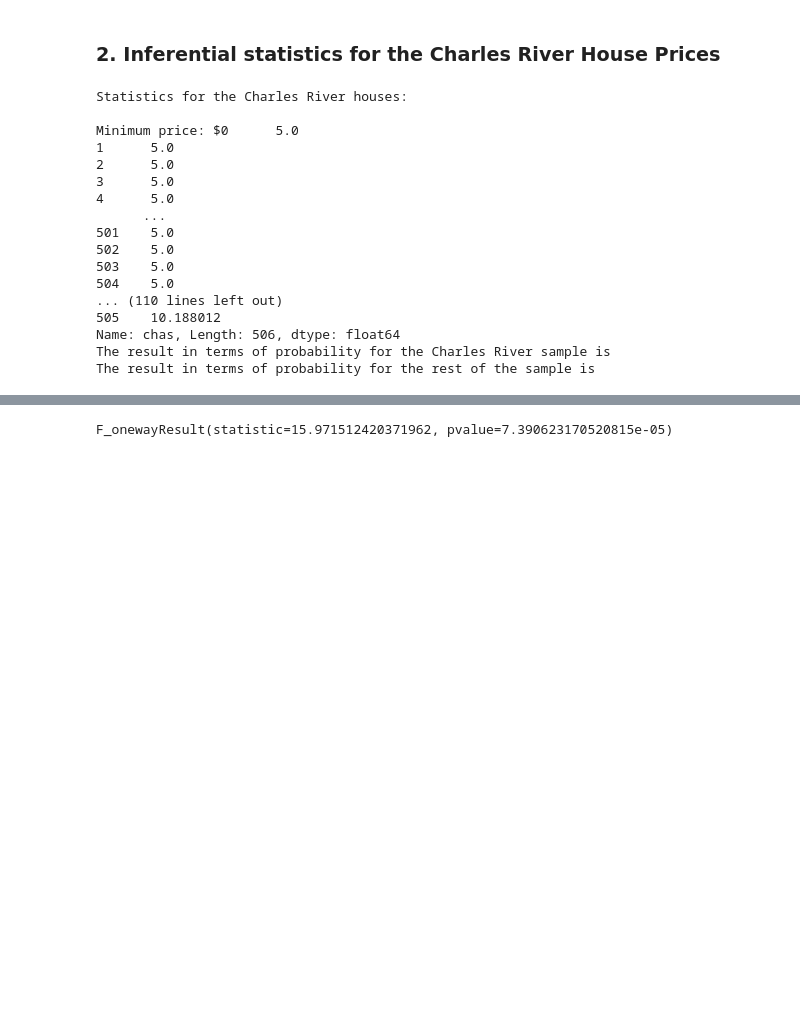
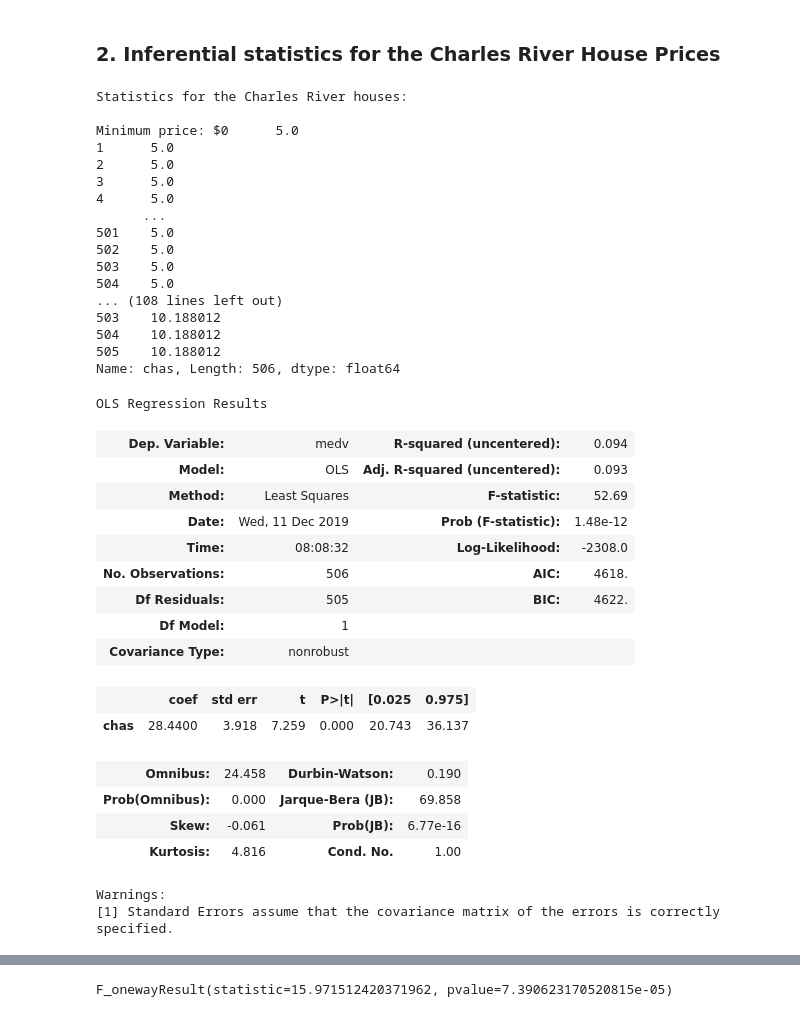
Before and after one commit to Luisa-T/MachineLearningAssessment, a Jupyter notebook: Machine Learning and Statistics Assessment Luisa Timothy.ipynb, the cells around one changed output, grey strips where cells are left out. Saved outputs shown, nothing was run; the diff lists cells and outputs as text; code cells hidden in the pictures; blank space fills up the shorter version.

```diff
--- a/Machine Learning and Statistics Assessment Luisa Timothy.ipynb
+++ b/Machine Learning and Statistics Assessment Luisa Timothy.ipynb
@@ -120,16 +122,18 @@ for i, col in enumerate (features):
 # %% [markdown]
 ### 2. Inferential statistics for the Charles River House Prices
 # %%
-# Loop through the dataset based on chas for prices as CHAS is the dummy variable
-# for Charles River.
+# Loop through the dataset based on CHAS for prices as CHAS is the dummy variable for Charles River.
 import numpy as np
 import pandas as pd
 from scipy import stats
 
 boston = pd.read_csv("https://raw.githubusercontent.com/selva86/datasets/master/BostonHousing.csv")
+# Splitting the dataset based on whether the properties are along the Charles River or not.
 CharlesRiver = boston.iloc[:,3] == 1
 otherBoston = boston.iloc[:,3] == 0
+#The other variable of interest is the price of the property
 price = boston.iloc[:,-1]
+
 # Minimum price of the data
 minimum_price = np.amin(price) + CharlesRiver
 min_price = np.amin(price) + otherBoston
@@ -150,9 +154,6 @@ med_price = np.median(price) + otherBoston
 std_price = np.std(price) + CharlesRiver
 other_std_price = np.std(price) + otherBoston
 
-t_test_CR = stats.ttest_ind(CharlesRiver, mean_price)
-t_test_oB = stats.ttest_ind(otherBoston, other_mean_price)
-
 # Show the calculated statistics
 print("Statistics for the Charles River houses:\n")
 print("Minimum price: ${}".format(minimum_price))
@@ -166,8 +167,6 @@ print("Maximum price: ${}".format(max_price))
 print("Mean price: ${}".format(other_mean_price))
 print("Median price ${}".format(med_price))
 print("Standard deviation of prices: ${}".format(other_std_price))
-print("The result in terms of probability for the Charles River sample is".format(t_test_CR))
-print("The result in terms of probability for the rest of the sample is".format(t_test_oB))
 # %% [output]
 Statistics for the Charles River houses:
 
@@ -181,11 +180,38 @@ Minimum price: $0      5.0
 502    5.0
 503    5.0
 504    5.0
-... (110 lines left out)
+... (108 lines left out)
+503    10.188012
+504    10.188012
 505    10.188012
 Name: chas, Length: 506, dtype: float64
-The result in terms of probability for the Charles River sample is
-The result in terms of probability for the rest of the sample is
+# %%
+import statsmodels.api as sm
+a = boston.iloc[:,3]
+b = price
+
+model = sm.OLS(b, a).fit()
+predictions = model.predict(a)
+model.summary()
+# %% [output]
+OLS Regression Results
+| Dep. Variable: | medv | R-squared (uncentered): | 0.094 |
+| Model: | OLS | Adj. R-squared (uncentered): | 0.093 |
+| Method: | Least Squares | F-statistic: | 52.69 |
+| Date: | Wed, 11 Dec 2019 | Prob (F-statistic): | 1.48e-12 |
+| Time: | 08:08:32 | Log-Likelihood: | -2308.0 |
+| No. Observations: | 506 | AIC: | 4618. |
+| Df Residuals: | 505 | BIC: | 4622. |
+| Df Model: | 1 |  |  |
+| Covariance Type: | nonrobust |  |  |
+|  | coef | std err | t | P>|t| | [0.025 | 0.975] |
+| chas | 28.4400 | 3.918 | 7.259 | 0.000 | 20.743 | 36.137 |
+| Omnibus: | 24.458 | Durbin-Watson: | 0.190 |
+| Prob(Omnibus): | 0.000 | Jarque-Bera (JB): | 69.858 |
+| Skew: | -0.061 | Prob(JB): | 6.77e-16 |
+| Kurtosis: | 4.816 | Cond. No. | 1.00 |
+Warnings:
+[1] Standard Errors assume that the covariance matrix of the errors is correctly specified.
 # %%
 import matplotlib.pyplot as plt
 fig = plt.subplots(figsize=(20,8),facecolor='w', edgecolor='k')
```
Also changed, not shown: parts of 15 cells of this notebook.
